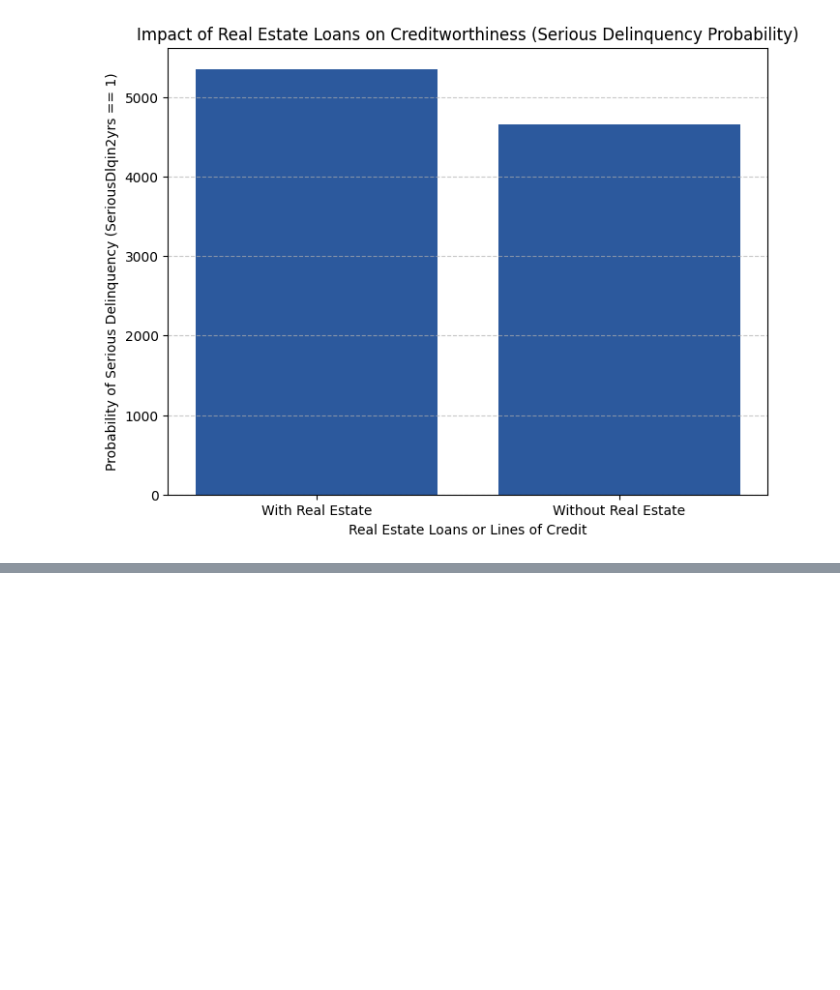
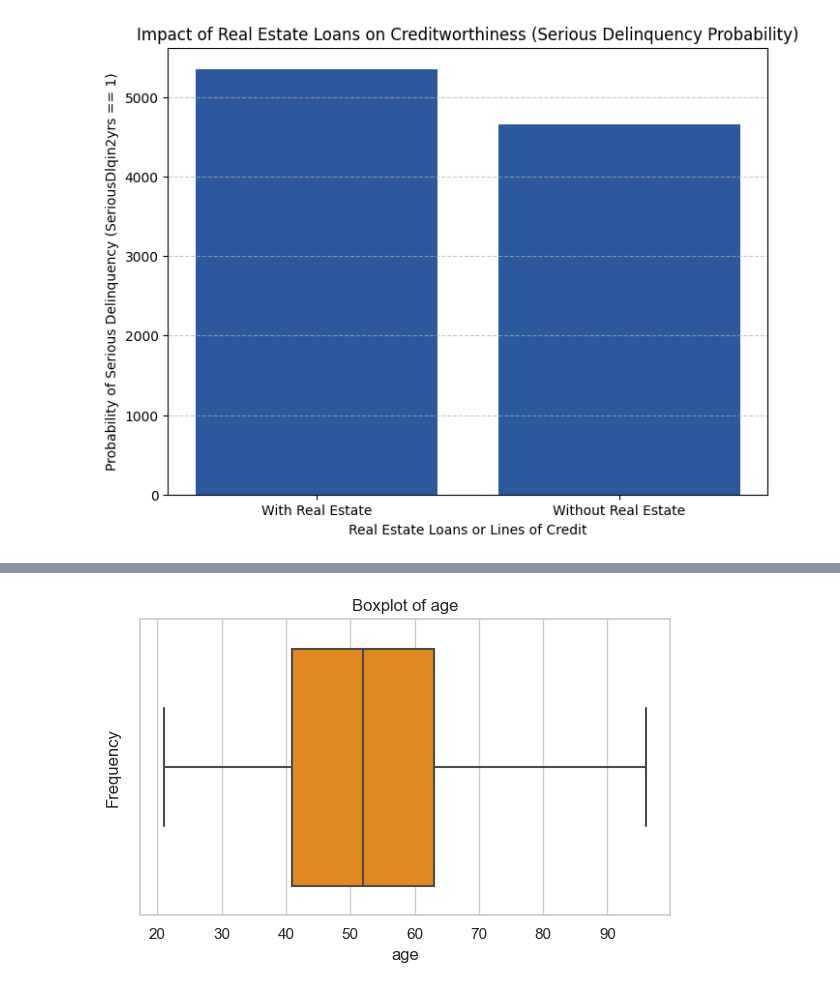
Before and after one commit to Tenzin-Yangzom-6839/GiveMeSomeCredit, a Jupyter notebook: GiveMeSomeCredit.ipynb, the cells around one changed output, grey strips where cells are left out. Saved outputs shown, nothing was run; the diff lists cells and outputs as text; code cells hidden in the pictures; blank space fills up the shorter version.

```diff
--- a/GiveMeSomeCredit.ipynb
+++ b/GiveMeSomeCredit.ipynb
@@ -706,0 +790,9 @@ plt.show()
+# %%
+# Create filtered_df
+filtered_df = df[(df['age'] > 96) | (df['age'] < 20)]
+
+# Get the index values of rows to drop
+rows_to_drop = filtered_df.index
+
+# Drop rows from the original DataFrame where the condition is met
+df.drop(rows_to_drop, inplace=True)
@@ -706,0 +804,10 @@ plt.show()
+# %%
+plt.figure(figsize=(6, 4))
+sns.boxplot(data=df, x='age', color = 'darkorange')
+plt.title('Boxplot of age')
+plt.xlabel('age')
+plt.ylabel('Frequency')
+plt.tight_layout()
+plt.show()
+# %% [output]
+[figure, added]
```
Also changed, not shown: parts of 103 cells of this notebook.
